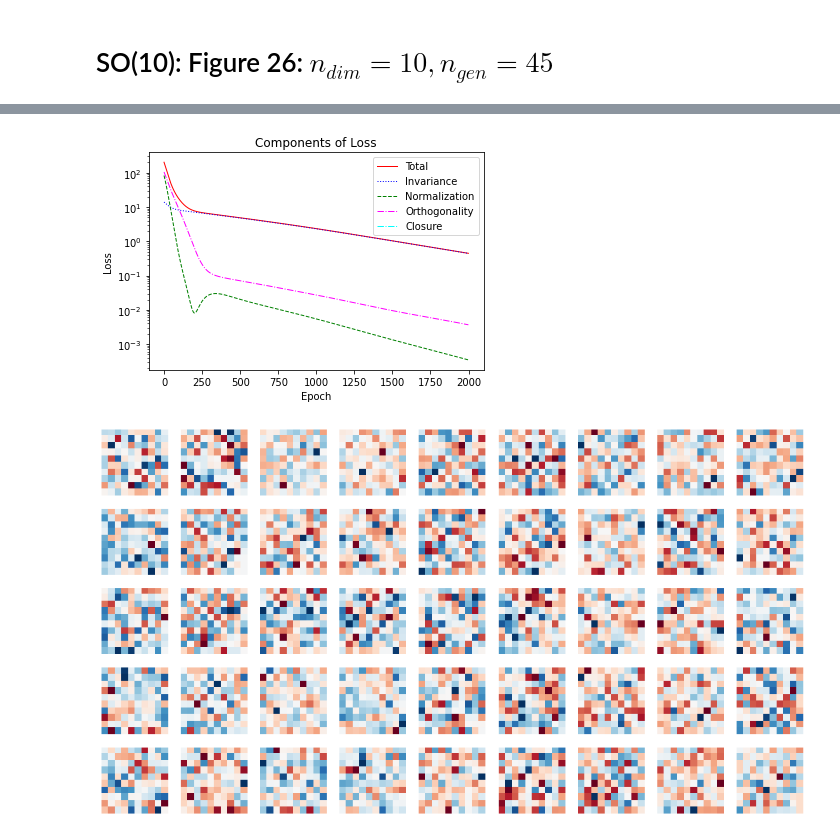
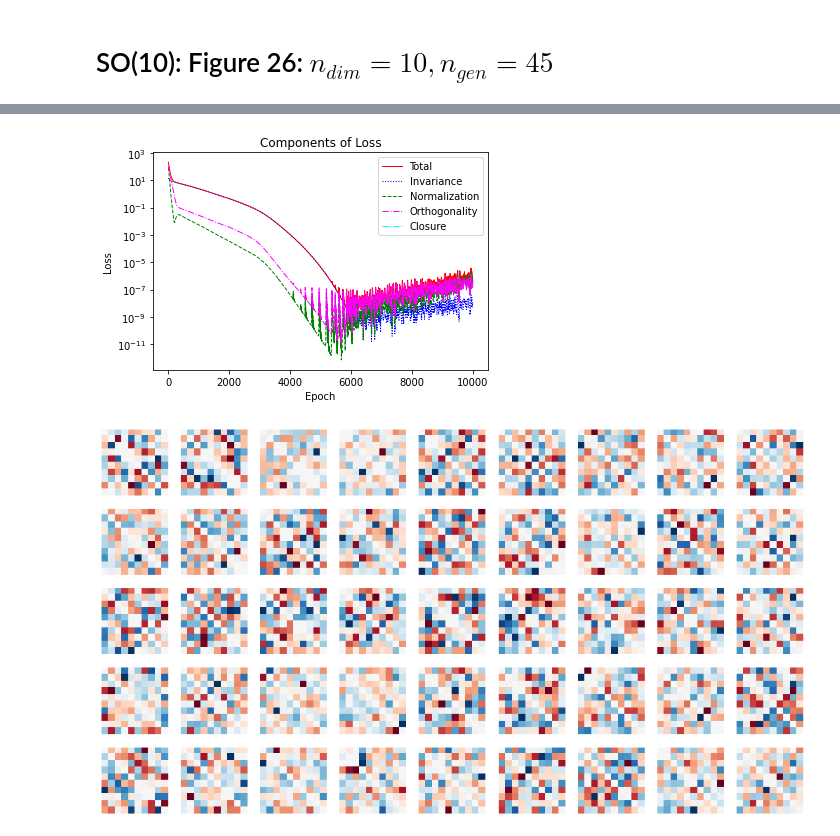
Before and after one commit to royforestano/Deep_Learning_Symmetries, a Jupyter notebook: Deep_Learning_Symmetries_and_Their_Lie_Groups_Algebras_Subalgebras_from_First_Principles/sym_demo.ipynb, the cells around one changed output, grey strips where cells are left out. Cells and saved outputs as stored; diff of their text form; code cells hidden in the pictures.

```diff
--- a/Deep_Learning_Symmetries_and_Their_Lie_Groups_Algebras_Subalgebras_from_First_Principles/sym_demo.ipynb
+++ b/Deep_Learning_Symmetries_and_Their_Lie_Groups_Algebras_Subalgebras_from_First_Principles/sym_demo.ipynb
@@ -1555,7 +1551,7 @@ n_gen   = 45    #int(n_dim*(n_dim-1)/2)
 n_com   = int(n_gen*(n_gen-1)/2)
 eps     = 1e-3
 lr      = 1e-3
-epochs  = 2000
+epochs  = 10000
 oracle = oracle_norm
 
 # Set Random Seeds
@@ -1577,5 +1573,5 @@ Total Time: 495.20263338
 Complete.
-[figure, old version]
+[figure, new version]
 # %%
 figsizeg = (16,9)
 rows = 5
@@ -1583,4 +1579,4 @@ cols = 9
 
 visualize_generators(figsize=figsizeg, n_dim=n_dim, n_gen=n_gen, eps=eps, gens_pred= gens_pred, rows=rows, cols=cols)
 # %% [output]
-[figure, old version]
+[figure, new version]
```
Also changed, not shown: parts of 7 cells of this notebook, 2 other files.
